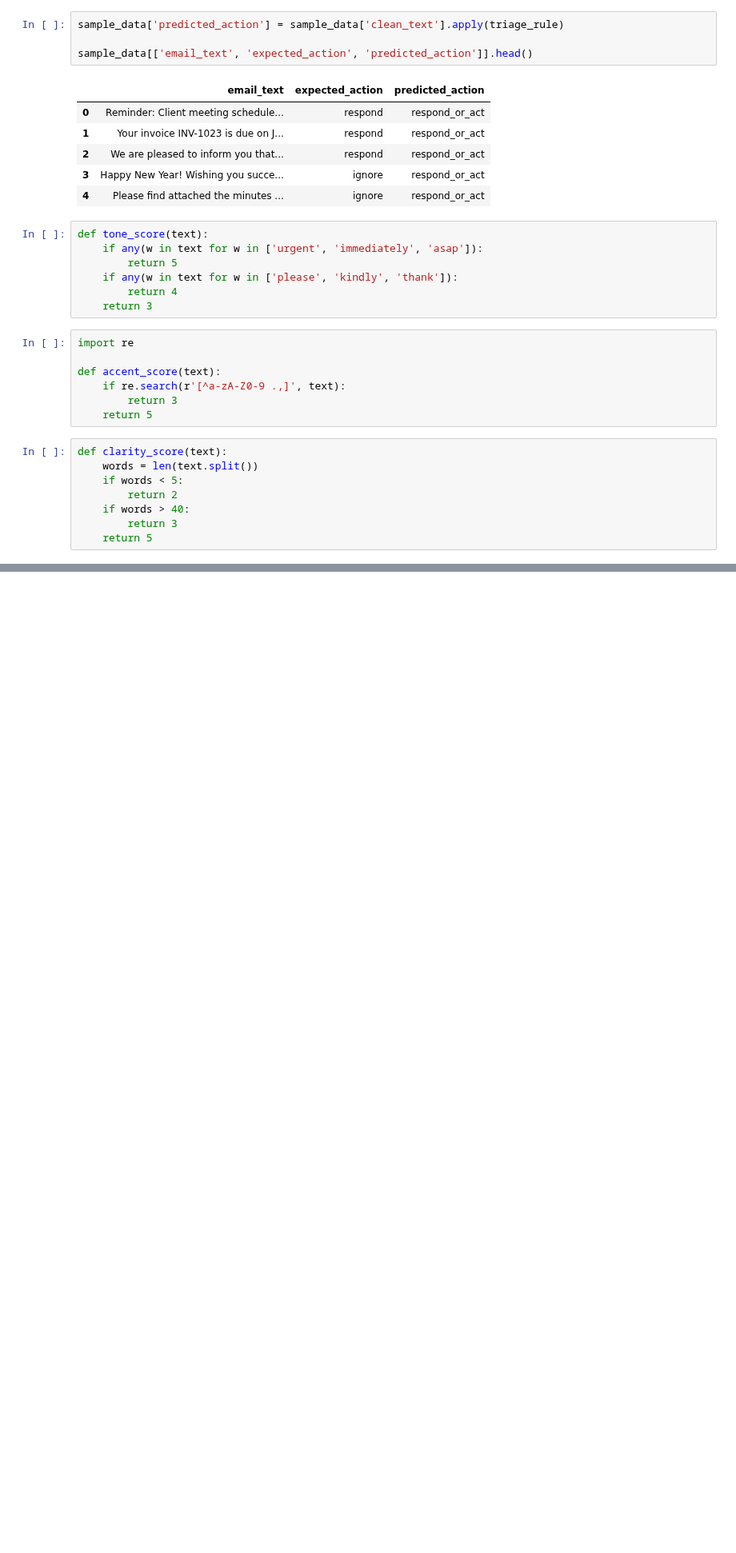
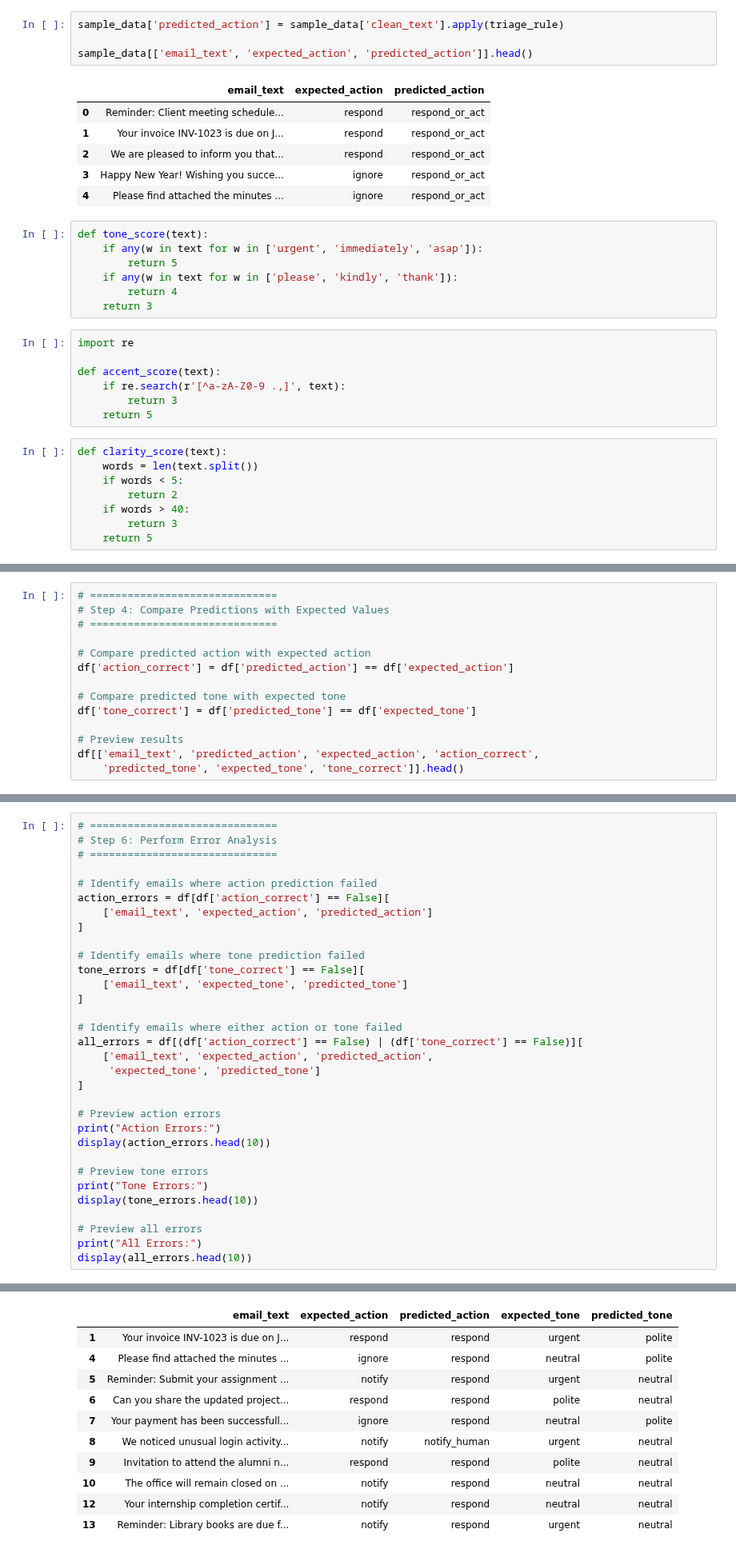
Before and after one commit to springboardmentor74219x/infosys-langgraph-email-assistant-group2, a Jupyter notebook: notebook/milestone2_AyeshaNaaz_email_actions.ipynb, the cells around one changed output, grey strips where cells are left out. Shown at 80% size. Saved outputs shown, nothing was run; the diff lists cells and outputs as text; blank space fills up the shorter version.

Commit message:
Milestone 2: Email assistant evaluation and reflection

```diff
--- a/notebook/milestone2_AyeshaNaaz_email_actions.ipynb
+++ b/notebook/milestone2_AyeshaNaaz_email_actions.ipynb
@@ -193,0 +328,14 @@ sample_data.head()
+# %%
+# ==============================
+# Step 4: Compare Predictions with Expected Values
+# ==============================
+
+# Compare predicted action with expected action
+df['action_correct'] = df['predicted_action'] == df['expected_action']
+
+# Compare predicted tone with expected tone
+df['tone_correct'] = df['predicted_tone'] == df['expected_tone']
+
+# Preview results
+df[['email_text', 'predicted_action', 'expected_action', 'action_correct',
+    'predicted_tone', 'expected_tone', 'tone_correct']].head()
@@ -193,0 +376,33 @@ sample_data.head()
+# %%
+# ==============================
+# Step 6: Perform Error Analysis
+# ==============================
+
+# Identify emails where action prediction failed
+action_errors = df[df['action_correct'] == False][
+    ['email_text', 'expected_action', 'predicted_action']
+]
+
+# Identify emails where tone prediction failed
+tone_errors = df[df['tone_correct'] == False][
+    ['email_text', 'expected_tone', 'predicted_tone']
+]
+
+# Identify emails where either action or tone failed
+all_errors = df[(df['action_correct'] == False) | (df['tone_correct'] == False)][
+    ['email_text', 'expected_action', 'predicted_action',
+     'expected_tone', 'predicted_tone']
+]
+
+# Preview action errors
+print("Action Errors:")
+display(action_errors.head(10))
+
+# Preview tone errors
+print("Tone Errors:")
+display(tone_errors.head(10))
+
+# Preview all errors
+print("All Errors:")
+display(all_errors.head(10))
+# %% [output]
@@ -193,0 +434,11 @@ sample_data.head()
+|  | email_text | expected_action | predicted_action | expected_tone | predicted_tone |
+| 1 | Your invoice INV-1023 is due on J... | respond | respond | urgent | polite |
+| 4 | Please find attached the minutes ... | ignore | respond | neutral | polite |
+| 5 | Reminder: Submit your assignment ... | notify | respond | urgent | neutral |
+| 6 | Can you share the updated project... | respond | respond | polite | neutral |
+| 7 | Your payment has been successfull... | ignore | respond | neutral | polite |
+| 8 | We noticed unusual login activity... | notify | notify_human | urgent | neutral |
+| 9 | Invitation to attend the alumni n... | respond | respond | polite | neutral |
+| 10 | The office will remain closed on ... | notify | respond | neutral | neutral |
+| 12 | Your internship completion certif... | notify | respond | neutral | neutral |
+| 13 | Reminder: Library books are due f... | notify | respond | urgent | neutral |
```
Also changed, not shown: parts of 13 cells of this notebook, 1 other file.
